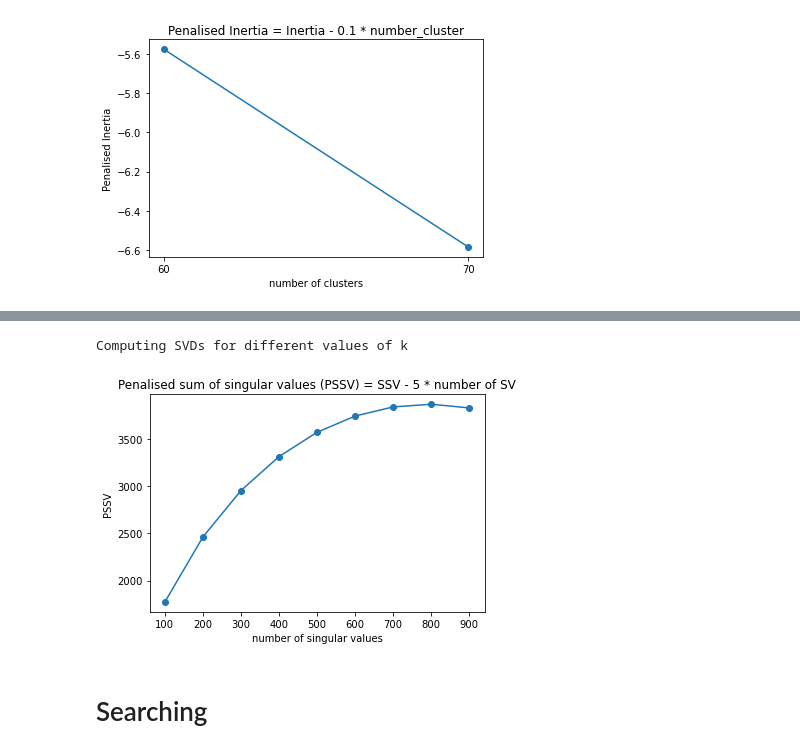
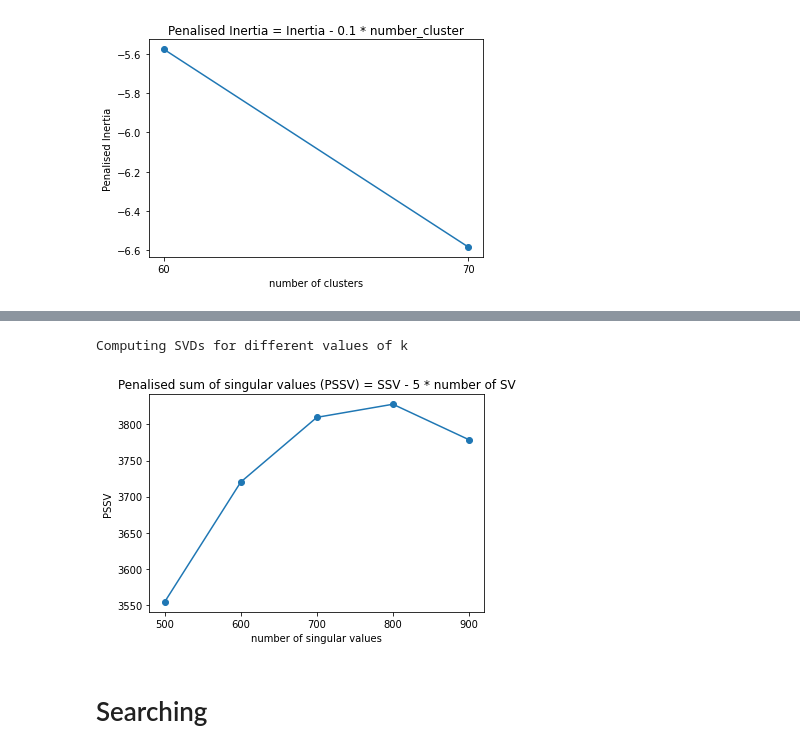
Before and after one commit to geosarr/search-engine, a Jupyter notebook: tutorial_search_engine.ipynb, the cells around one changed output, grey strips where cells are left out. Drawn from its saved outputs; the diff is of its cells as text; code cells hidden in the pictures.

```diff
--- a/tutorial_search_engine.ipynb
+++ b/tutorial_search_engine.ipynb
@@ -204,8 +325,8 @@ WD.shape
 # %%
-svd_mats=opt_svd(WD,min_k=100,max_k=1000,step_k=100, penalty=5,plot=True)
+svd_mats=opt_svd(WD,min_k=500,max_k=1000,step_k=100, penalty=5,plot=True)
 # %% [output]
 Computing SVDs for different values of k
-[figure, old version]
+[figure, new version]
 # %% [markdown]
 # Searching
 # %% [markdown]
```
Also changed, not shown: parts of 47 cells of this notebook.
